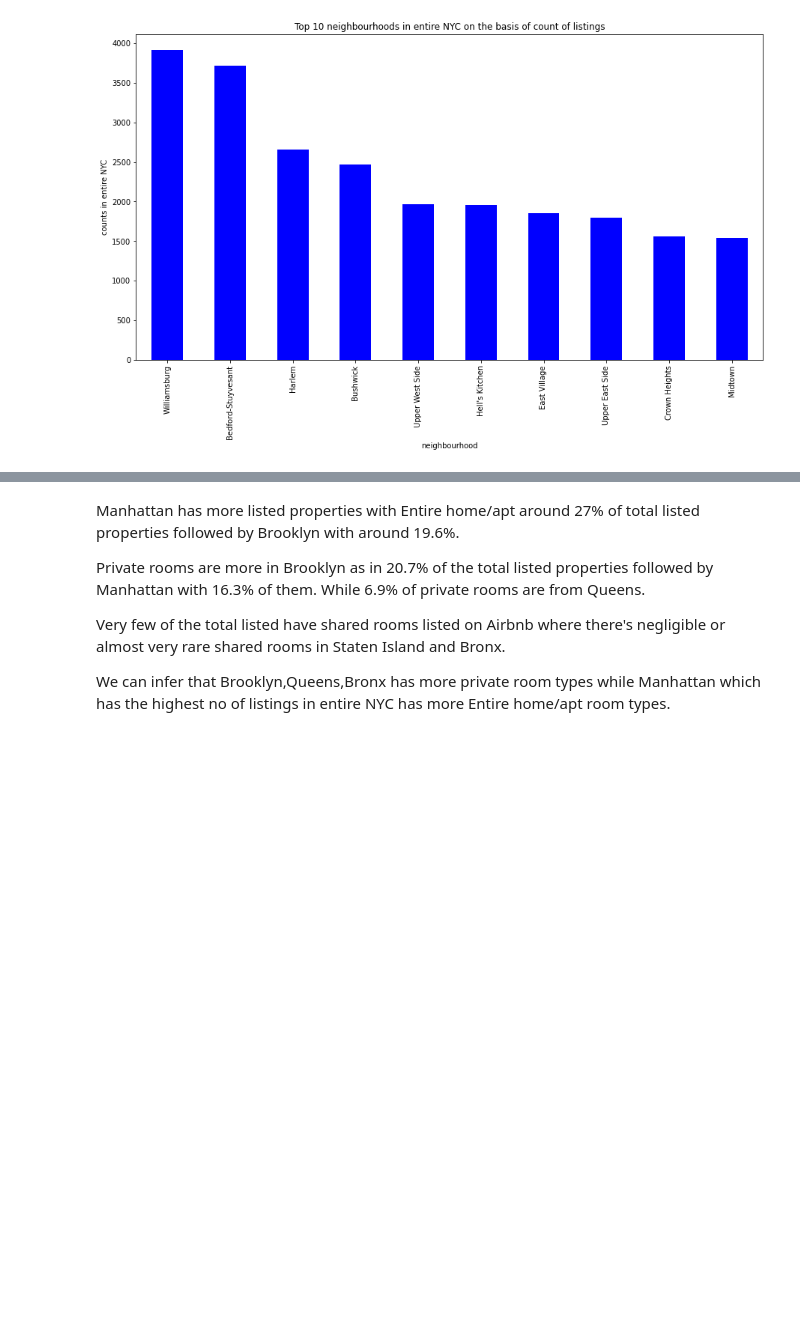
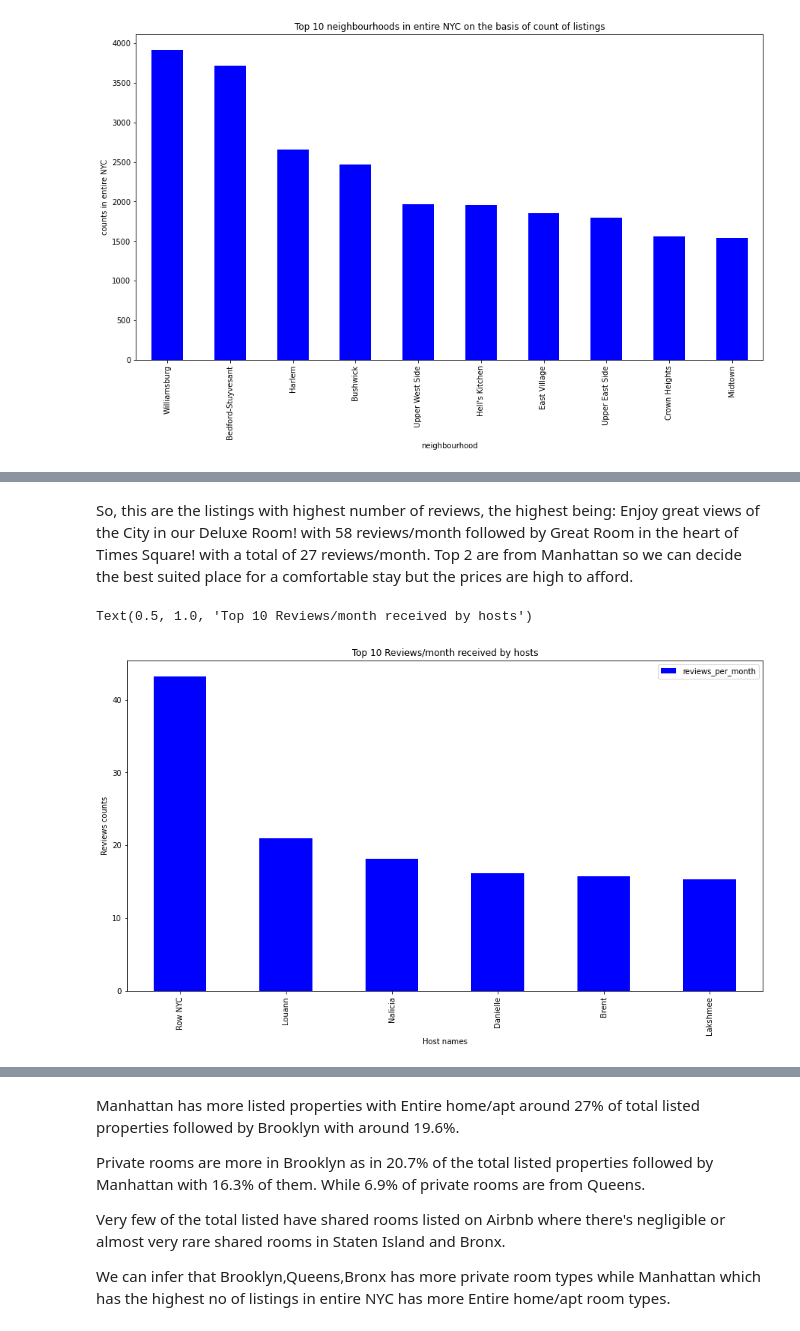
Before and after one commit to Sawant-Chaitanya/Airbnb-Booking-analysis, a Jupyter notebook: Chaitanya_Airbnb_Bookings_Analysis_Capstone_Project.ipynb, the cells around one changed output, grey strips where cells are left out. Cells and saved outputs as stored; diff of their text form; code cells hidden in the pictures; blank space fills up the shorter version.

```diff
--- a/Chaitanya_Airbnb_Bookings_Analysis_Capstone_Project.ipynb
+++ b/Chaitanya_Airbnb_Bookings_Analysis_Capstone_Project.ipynb
@@ -440,0 +431,4 @@ Text(0.5, 1.0, 'Top 10 neighbourhoods in entire NYC on the basis of count of lis
+# %%
+#top 10 most reviewed listings in NYC!
+top10_reviewed_listings= df_airbnb.nlargest(10,'reviews_per_month')
+top10_reviewed_listings[['host_name','reviews_per_month','neighbourhood_group']]
@@ -440,0 +447,13 @@ Text(0.5, 1.0, 'Top 10 neighbourhoods in entire NYC on the basis of count of lis
+# %% [markdown]
+So, this are the listings with highest number of reviews, the highest being: Enjoy great views of the City in our Deluxe Room! with 58 reviews/month followed by Great Room in the heart of Times Square! with a total of 27 reviews/month. Top 2 are from Manhattan so we can decide the best suited place for a comfortable stay but the prices are high to afford.
+# %%
+plt.rcParams['figure.figsize'] = (15, 8)
+reviews_df=top10_reviewed_listings.groupby('host_name')['reviews_per_month'].mean()
+reviews_df=reviews_df.reset_index().sort_values(by='reviews_per_month',ascending=False)
+reviews_df.plot(x='host_name',y='reviews_per_month',kind='bar',color='b')
+plt.ylabel('Reviews counts')
+plt.xlabel('Host names')
+plt.title('Top 10 Reviews/month received by hosts')
+# %% [output]
+Text(0.5, 1.0, 'Top 10 Reviews/month received by hosts')
+[figure, added]
```
Also changed, not shown: parts of 63 cells of this notebook.
